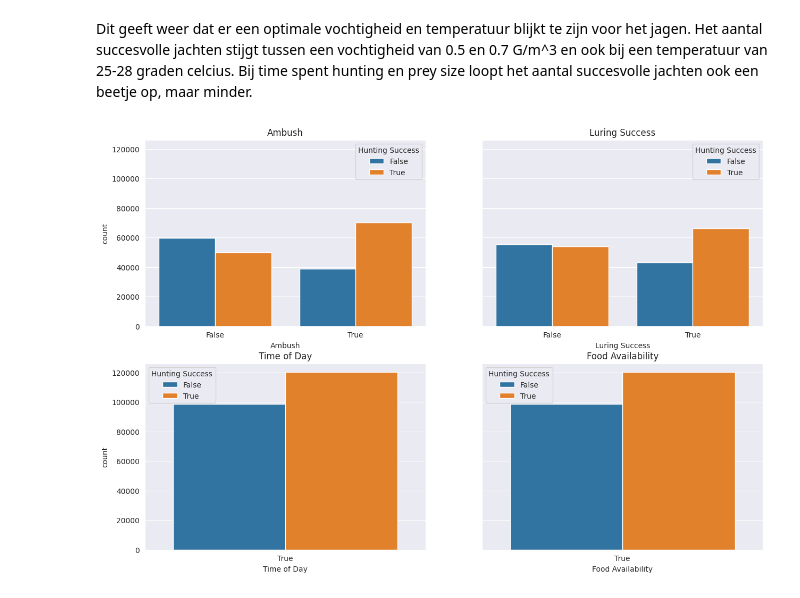
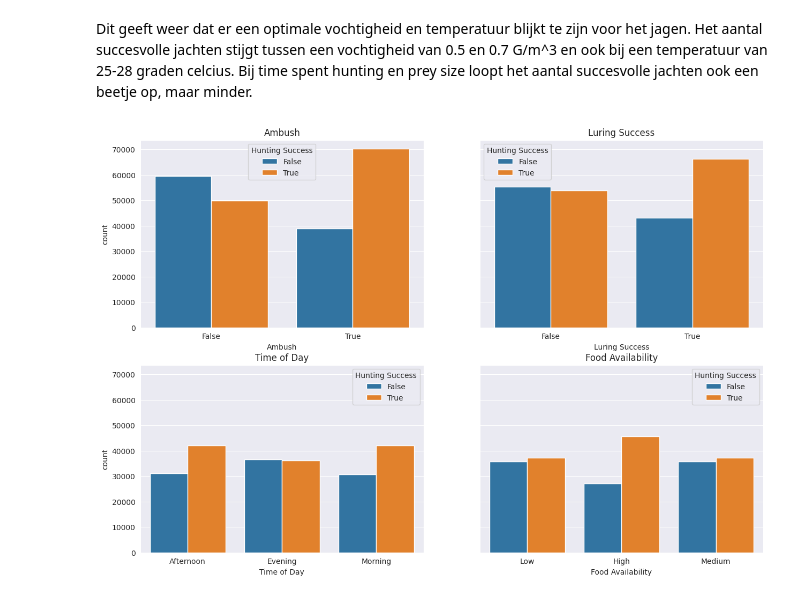
Before and after one commit to RamonReilman/hunting_mantis_ml, a Jupyter notebook: EDA.ipynb, the cells around one changed output. Cells and saved outputs as stored; diff of their text form; code cells hidden in the pictures.

Commit message:
Fixed mistake that turns all columns to bools when generating plots

```diff
--- a/EDA.ipynb
+++ b/EDA.ipynb
@@ -158,13 +158,17 @@ Bij time spent hunting en prey size loopt het aantal succesvolle jachten ook een
 # %%
 wanted_columns = ["Ambush", "Luring Success", "Time of Day", "Food Availability"]
 
 fix, axes = plt.subplots(nrows=2, ncols=2, sharey=True, figsize=(15, 10));
 index = 0
 
 for i in range(0,2):
     for j in range(0,2):
-        sns.countplot(ax = axes[i,j], x = hunting_data[wanted_columns[index]].astype(bool), hue = hunting_data["Hunting Success"].astype(bool));
+        ft = codebook["attribute"].to_list().index(wanted_columns[index])
+        if codebook["dtype"][ft] == "bool":
+            sns.countplot(ax = axes[i,j], x = hunting_data[wanted_columns[index]].astype(bool), hue = hunting_data["Hunting Success"].astype(bool));
+        else:
+            sns.countplot(ax = axes[i,j], x = hunting_data[wanted_columns[index]], hue = hunting_data["Hunting Success"].astype(bool));
         axes[i,j].set_title(wanted_columns[index])
         index += 1
 # %% [output]
-[figure, old version]
+[figure, new version]
```
